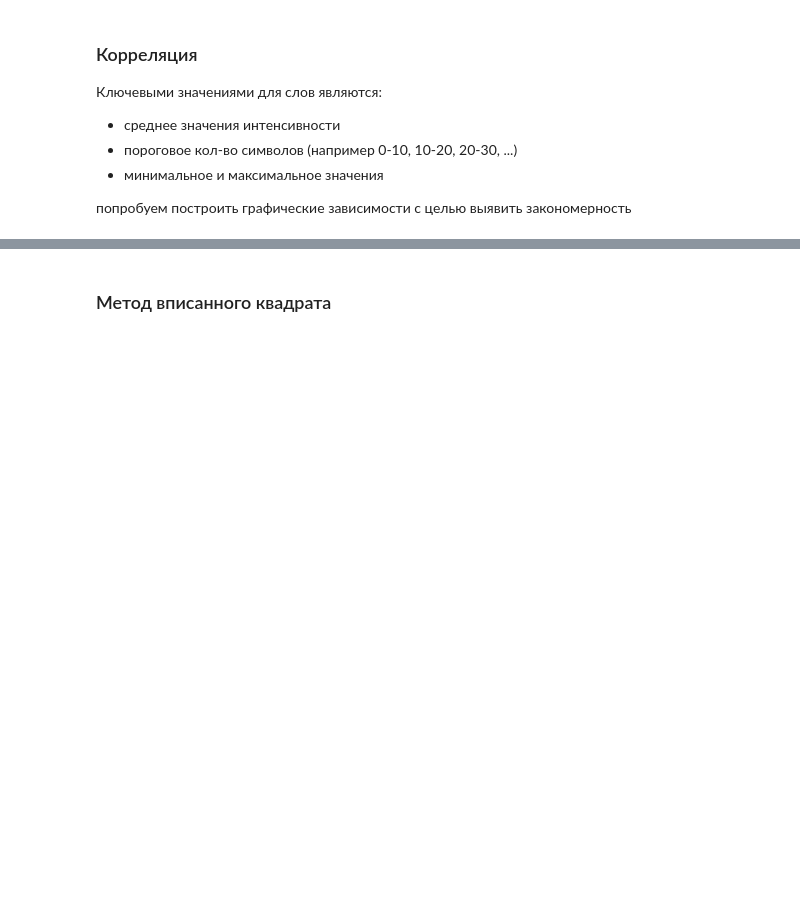
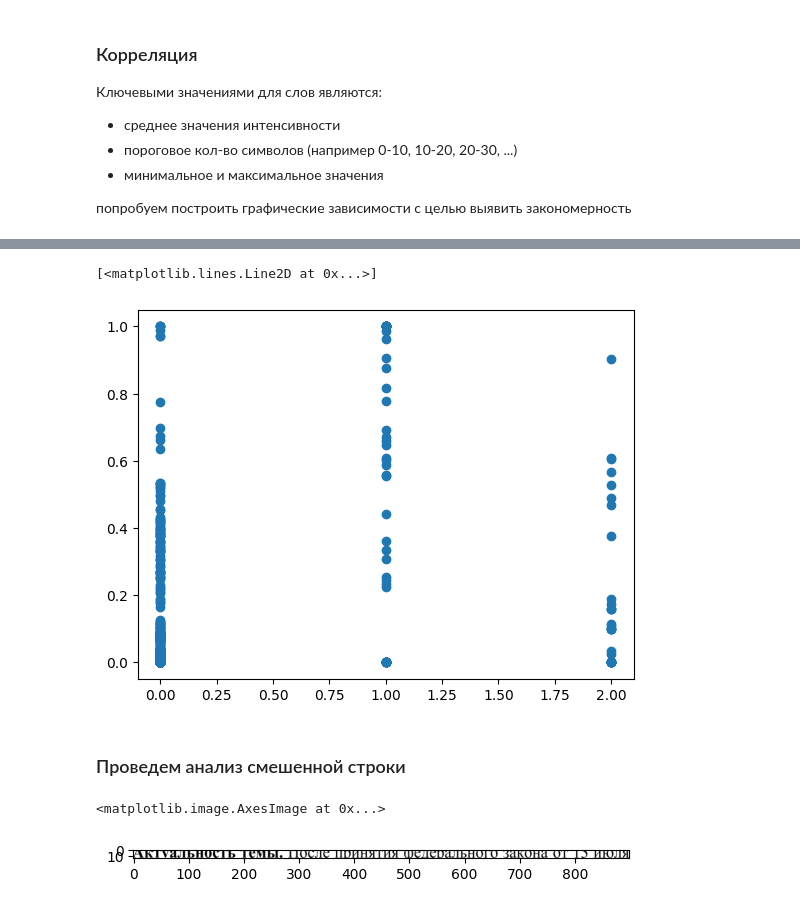
Before and after one commit to Dann38/classification_bold, a Jupyter notebook: scripts/prototype.ipynb, the cells around one changed output, grey strips where cells are left out. Saved outputs shown, nothing was run; the diff lists cells and outputs as text; code cells hidden in the pictures; blank space fills up the shorter version.

Commit message:
- made the project structure - create low_level method - create method based on font analysis

```diff
--- a/scripts/prototype.ipynb
+++ b/scripts/prototype.ipynb
@@ -209,7 +164,0 @@ cv2.waitKey(0)
-# %%
-for i in range(len(IMGS)):
-    w = IMGS[i].shape[1]
-    s = (255-IMGS[i]).sum()//255//w
-    p = get_bin_img(IMGS[i]).sum()//255//w
-    coef_sp = s/p
-    print(f"c:{coef_sp}, s:{s}, p:{p}")
@@ -220,13 +164,0 @@ IMGS[1].shape
-# %% [markdown]
-### Метод вписанного квадрата
-# %%
-f, x1, y1, h1, w1 = rows[5]
-row_2 = rez[y1:y1+h1,x1:x1+w1]
-сhars_row = pytesseract.image_to_boxes(row_2, config="-l rus+eng --psm 7", output_type=pytesseract.Output.DICT)
-rez_3 = rez_bgr[y1:y1+h1,x1:x1+w1, :]
-IMGS = []
-N = len(сhars_row["char"])
-for i in range(N):
-    x0, y0, y1, x1 = сhars_row["left"][i], сhars_row["top"][i], сhars_row["bottom"][i], сhars_row["right"][i]
-    char_img = rez_3[y1:y0, x0:x1, :]
-    IMGS.append(char_img)
@@ -235,0 +165,37 @@ cv2.waitKey(0)
+# %%
+x_all = []
+y_all = []
+for i in range(len(files)):
+    path_img = os.path.join(lib.PATH_IMG,files[i])
+    data = lib.get_row_image(path_img)
+
+
+    img_doc = data["img"]
+    npy_mtrx_doc = data["npy"]
+    rows = data["image_rows"]
+
+    x = npy_mtrx_doc[:, 0]
+#     y = get_coef_fun(rows, mean_row)
+#     y = get_coef_fun(rows, std_row)
+    y = get_coef_fun(rows, row_level_0_10)
+#     y = get_coef_fun(rows, row_level_10_20)
+#     y = get_coef_fun(rows, row_level_20_30)
+#     y = get_coef_fun(rows, std_mean_row)
+
+#     y1 = get_coef_fun(rows, row_level_10_20)
+#     y2 = get_coef_fun(rows, row_level_20_30)
+#     y3 = get_coef_fun(rows, std_mean_row)
+#     y = np.zeros_like(y1)
+#     for i in range(len(y1)):
+#         y[i] = min(y1[i], y2[i], y3[i])
+
+    mean_row
+    x_all.extend(x)
+    y_all.extend(y)
+
+plt.plot(x_all, y_all, "o")
+# %% [output]
+[<matplotlib.lines.Line2D at 0x...>]
+[figure, added]
+# %% [markdown]
+### Проведем анализ смешенной строки
@@ -235,0 +214,5 @@ cv2.waitKey(0)
+# %%
+plt.imshow(rows[N_row][6:21,:])
+# %% [output]
+<matplotlib.image.AxesImage at 0x...>
+[figure, added]
```
Also changed, not shown: parts of 24 cells of this notebook, 7 other files.
